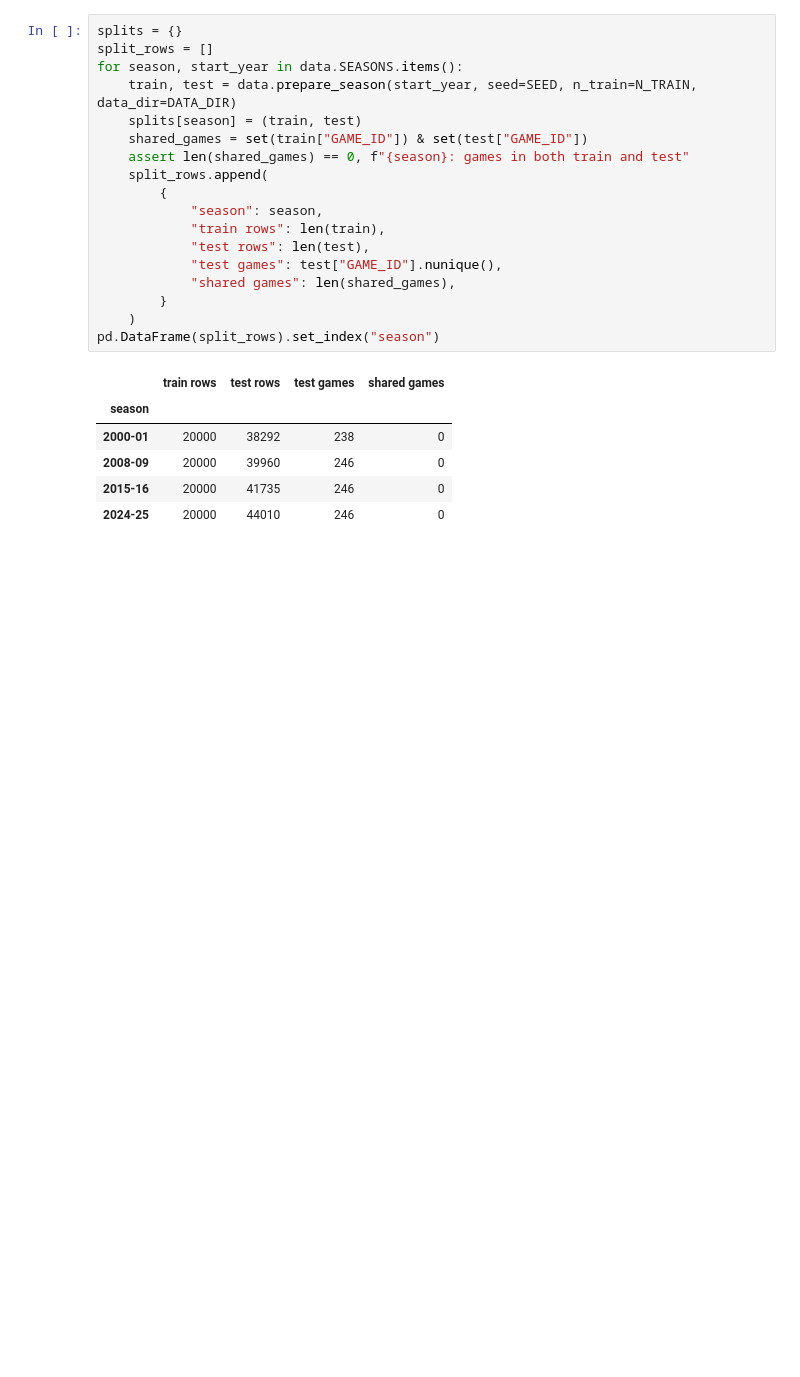
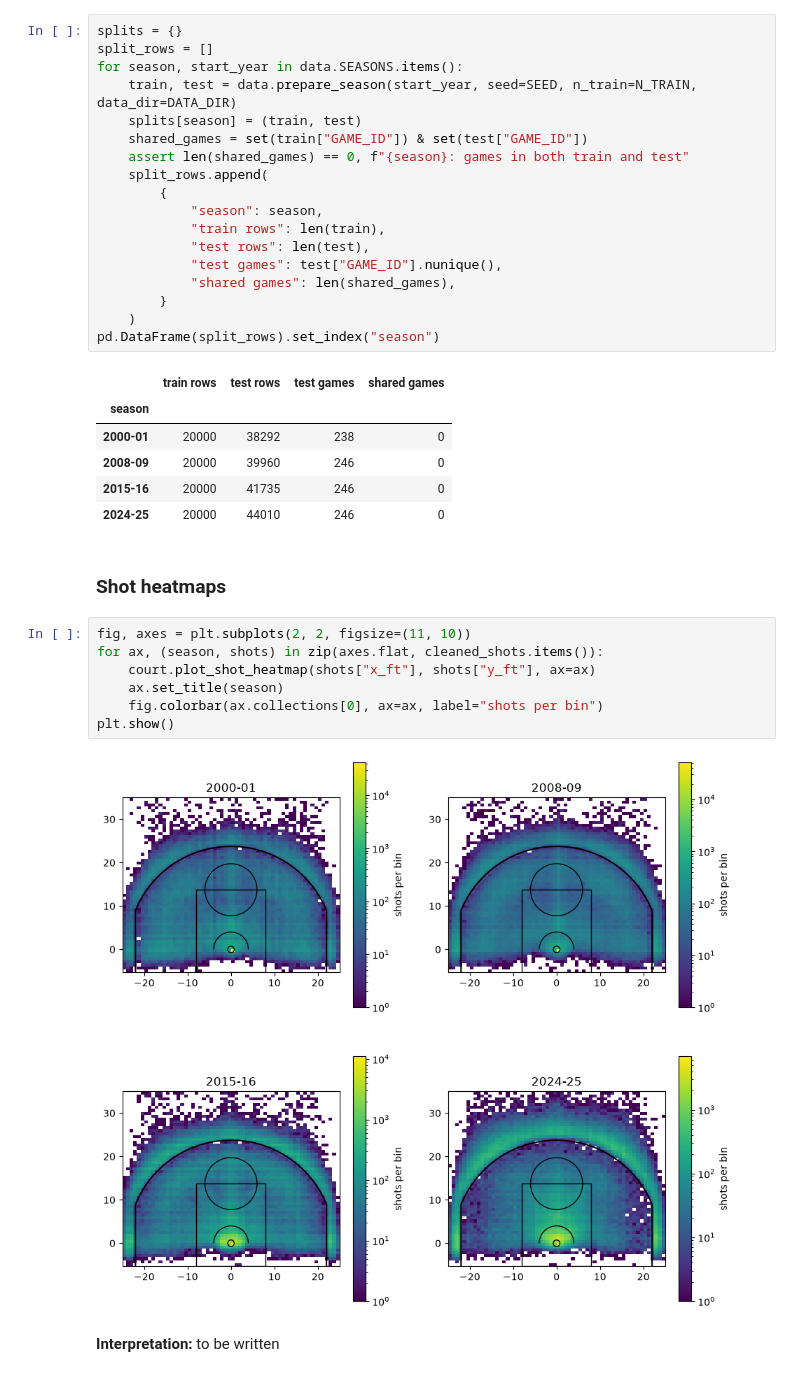
Before and after one commit to BiyonWann/bballNeuro, a Jupyter notebook: notebook.ipynb, the cells around one changed output. Saved outputs shown, nothing was run; the diff lists cells and outputs as text; blank space fills up the shorter version.

Commit message:
Add shot heatmaps to notebook

```diff
--- a/notebook.ipynb
+++ b/notebook.ipynb
@@ -98,3 +98,16 @@ pd.DataFrame(split_rows).set_index("season")
 | 2008-09 | 20000 | 39960 | 246 | 0 |
 | 2015-16 | 20000 | 41735 | 246 | 0 |
 | 2024-25 | 20000 | 44010 | 246 | 0 |
+# %% [markdown]
+### Shot heatmaps
+# %%
+fig, axes = plt.subplots(2, 2, figsize=(11, 10))
+for ax, (season, shots) in zip(axes.flat, cleaned_shots.items()):
+    court.plot_shot_heatmap(shots["x_ft"], shots["y_ft"], ax=ax)
+    ax.set_title(season)
+    fig.colorbar(ax.collections[0], ax=ax, label="shots per bin")
+plt.show()
+# %% [output]
+[figure, added]
+# %% [markdown]
+**Interpretation:** to be written
```
